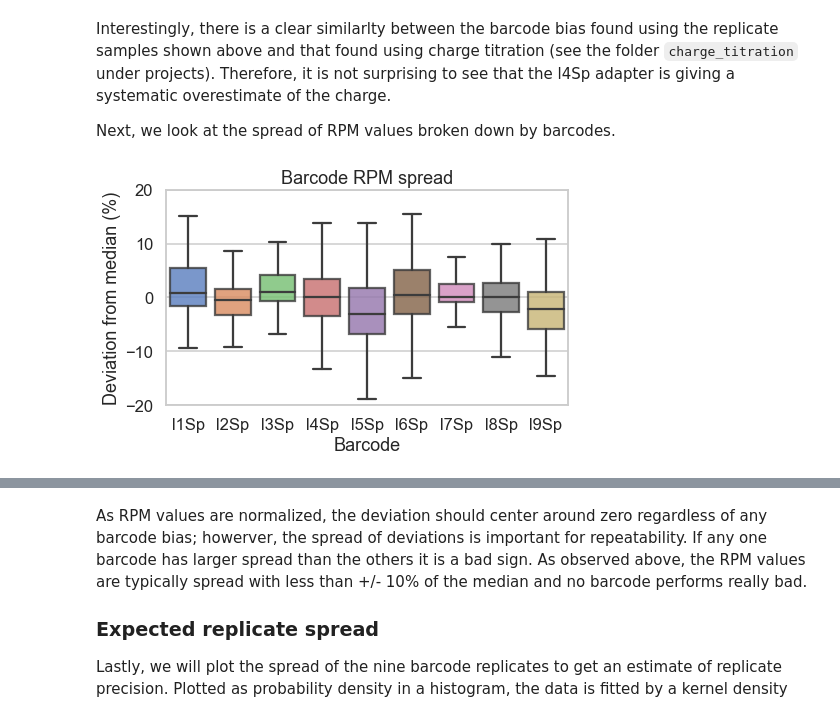
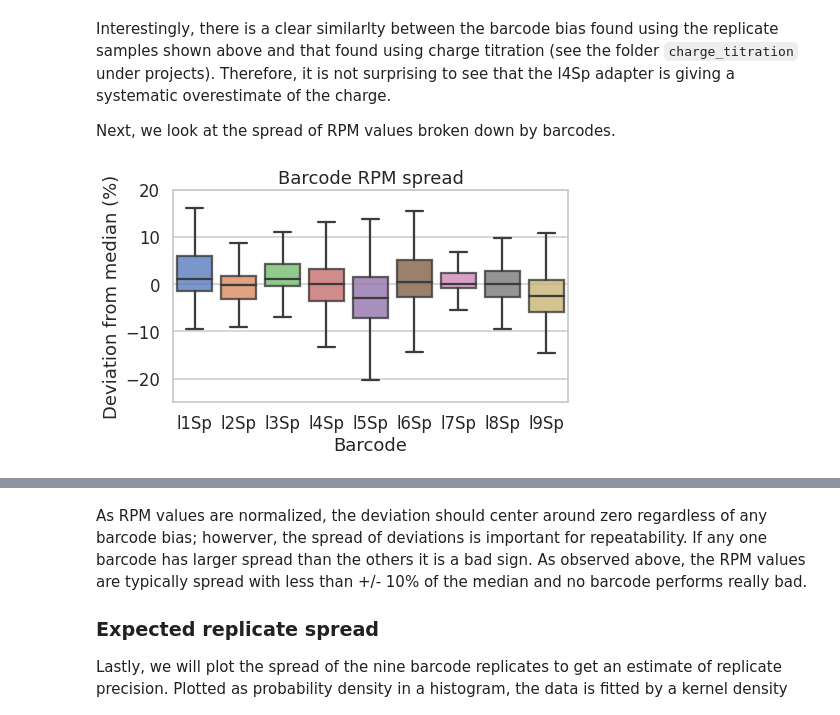
Before and after one commit to krdav/tRNA-charge-seq, a Jupyter notebook: projects/masked-align_analysis/analysis_plotting.ipynb, the cells around one changed output, grey strips where cells are left out. Cells and saved outputs as stored; diff of their text form; code cells hidden in the pictures.

```diff
--- a/projects/masked-align_analysis/analysis_plotting.ipynb
+++ b/projects/masked-align_analysis/analysis_plotting.ipynb
@@ -535,17 +535,17 @@ Next, we look at the spread of RPM values broken down by barcodes.
 # %%
 # Plot RPM deviation from media broken down by barcode:
 min_mask = charge_df['RPM_masked_mean'] > 1000
 bc_order = sorted(set(charge_df['barcode']))
 with sns.axes_style("whitegrid"):
     fig, ax1 = plt.subplots(1, 1, figsize=(7, 4.5))
     g1 = sns.boxplot(data=charge_df[min_mask], x='barcode', y='RPM_median_dev_p', \
                      boxprops=dict(alpha=0.8), order=bc_order, fliersize=False)
-    g1.set(xlabel='Barcode', ylabel='Deviation from median (%)', ylim=(-20, 20))
+    g1.set(xlabel='Barcode', ylabel='Deviation from median (%)', ylim=(-25, 20))
     g1.set_title('Barcode RPM spread')
     fig.tight_layout()
     fig.savefig('data/plotting/barcode_median-deviation_RPM.pdf', bbox_inches='tight')
 # %% [output]
-[figure, old version]
+[figure, new version]
 # %%
 # Use the same barcodes as for the charge plot:
 '''
```
Also changed, not shown: parts of 9 cells of this notebook, 12 other files.
